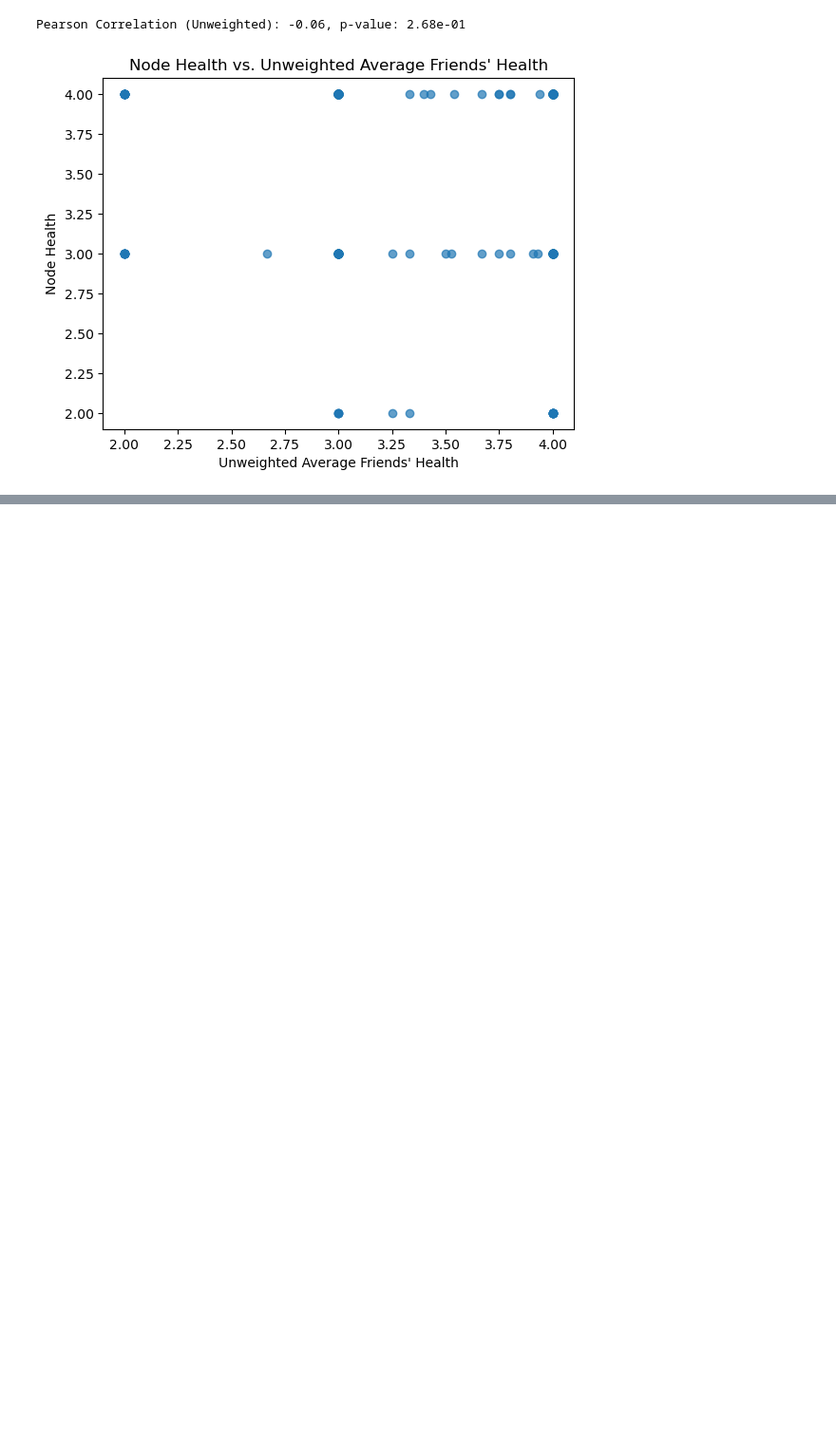
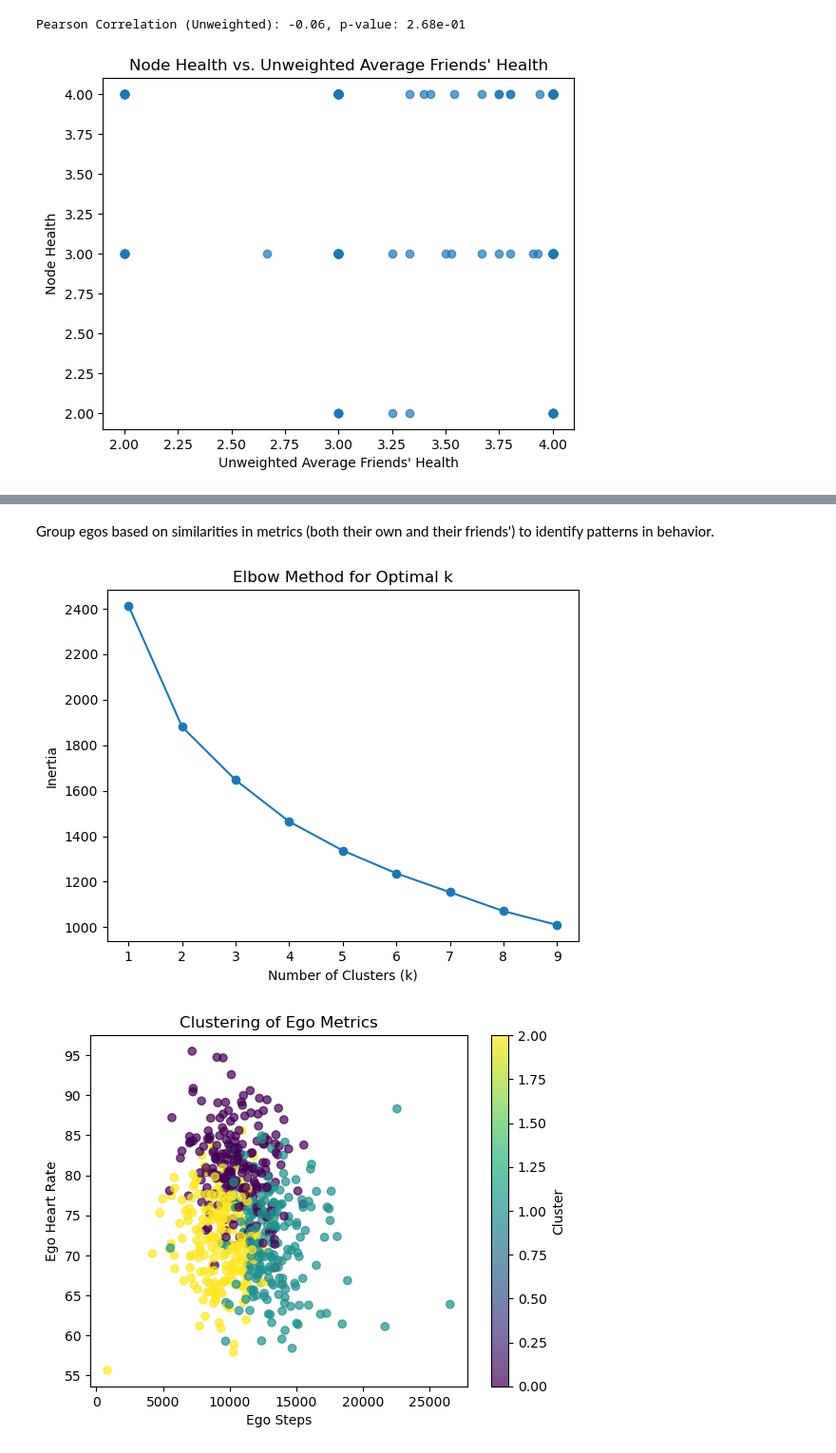
Before and after one commit to rohancshah21/cs6850-final-proj, a Jupyter notebook: analysis1/final_proj_prelim_analysis.ipynb, the cells around one changed output, grey strips where cells are left out. Shown at 95% size. Saved outputs shown, nothing was run; the diff lists cells and outputs as text; code cells hidden in the pictures; blank space fills up the shorter version.

```diff
--- a/analysis1/final_proj_prelim_analysis.ipynb
+++ b/analysis1/final_proj_prelim_analysis.ipynb
@@ -253,0 +467,46 @@ Pearson Correlation (Unweighted): -0.06, p-value: 2.68e-01
+# %% [markdown]
+Group egos based on similarities in metrics (both their own and their friends') to identify patterns in behavior.
+# %%
+from sklearn.cluster import KMeans
+from sklearn.preprocessing import StandardScaler
+import matplotlib.pyplot as plt
+
+# Select metrics for clustering (combine ego and friends' metrics)
+clustering_data = comparisons_df[['ego_steps', 'ego_heart_rate', 'friends_average_steps', 'friends_average_heart_rate']]
+
+# Standardize the data
+scaler = StandardScaler()
+clustering_data_scaled = scaler.fit_transform(clustering_data)
+
+# Determine optimal number of clusters using Elbow Method
+inertia = []
+k_values = range(1, 10)
+for k in k_values:
+    kmeans = KMeans(n_clusters=k, random_state=42)
+    kmeans.fit(clustering_data_scaled)
+    inertia.append(kmeans.inertia_)
+
+# Plot the Elbow Curve
+plt.plot(k_values, inertia, marker='o')
+plt.xlabel('Number of Clusters (k)')
+plt.ylabel('Inertia')
+plt.title('Elbow Method for Optimal k')
+plt.show()
+
+# Fit KMeans with optimal k (assume 3 from Elbow Method)
+kmeans = KMeans(n_clusters=3, random_state=42)
+clusters = kmeans.fit_predict(clustering_data_scaled)
+
+# Add cluster labels to DataFrame
+comparisons_df['cluster'] = clusters
+
+# Visualize clusters (2D projection using steps and heart rate)
+plt.scatter(comparisons_df['ego_steps'], comparisons_df['ego_heart_rate'], c=comparisons_df['cluster'], cmap='viridis', alpha=0.7)
+plt.xlabel('Ego Steps')
+plt.ylabel('Ego Heart Rate')
+plt.title('Clustering of Ego Metrics')
+plt.colorbar(label='Cluster')
+plt.show()
+# %% [output]
+[figure, added]
+[figure, added]
```
Also changed, not shown: parts of 10 cells of this notebook, 1 other file.
